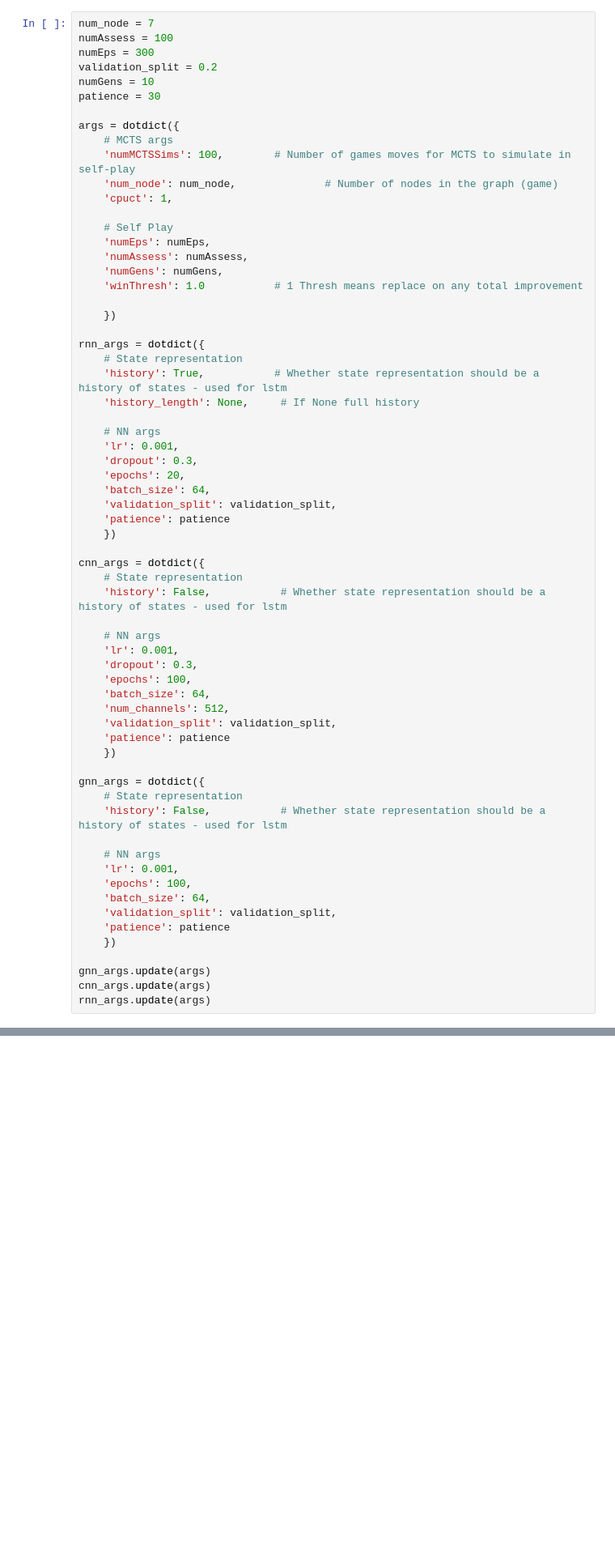
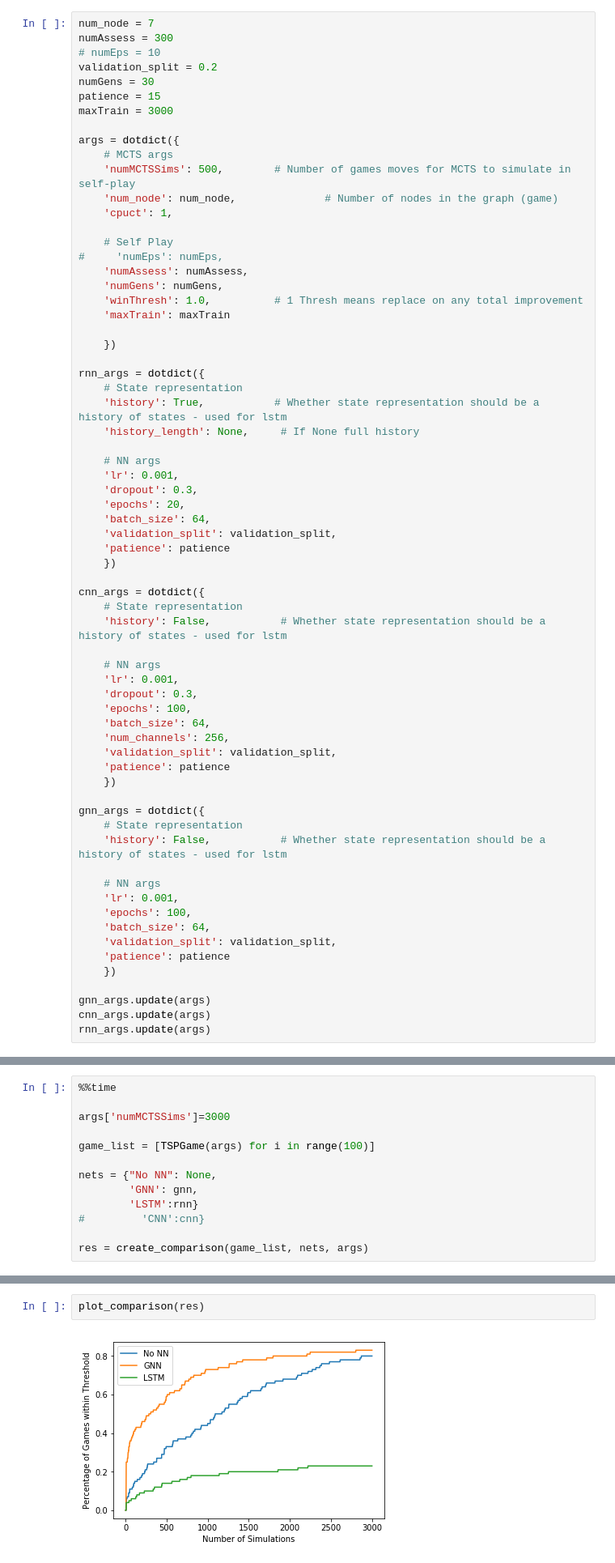
Before and after one commit to tzilkha/AlphaNP, a Jupyter notebook: SelfPlayTraining.ipynb, the cells around one changed output, grey strips where cells are left out. Shown at 81% size. Drawn from its saved outputs; the diff is of its cells as text; blank space fills up the shorter version.

```diff
--- a/SelfPlayTraining.ipynb
+++ b/SelfPlayTraining.ipynb
@@ -14,23 +14,25 @@ class dotdict(dict):
         return self[name]
 # %%
 num_node = 7
-numAssess = 100
-numEps = 300
+numAssess = 300
+# numEps = 10
 validation_split = 0.2
-numGens = 10
-patience = 30
+numGens = 30
+patience = 15
+maxTrain = 3000
 
 args = dotdict({
     # MCTS args
-    'numMCTSSims': 100,        # Number of games moves for MCTS to simulate in self-play
+    'numMCTSSims': 500,        # Number of games moves for MCTS to simulate in self-play
     'num_node': num_node,              # Number of nodes in the graph (game)
     'cpuct': 1,
 
     # Self Play
-    'numEps': numEps,
+#     'numEps': numEps,
     'numAssess': numAssess,
     'numGens': numGens,
-    'winThresh': 1.0           # 1 Thresh means replace on any total improvement
+    'winThresh': 1.0,          # 1 Thresh means replace on any total improvement
+    'maxTrain': maxTrain
 
     })
 
@@ -57,7 +59,7 @@ cnn_args = dotdict({
     'dropout': 0.3,
     'epochs': 100,
     'batch_size': 64,
-    'num_channels': 512,
+    'num_channels': 256,
     'validation_split': validation_split,
     'patience': patience
     })
@@ -99,0 +202,13 @@ Loaded model from disk
+# %%
+%%time
+
+args['numMCTSSims']=3000
+
+game_list = [TSPGame(args) for i in range(100)]
+
+nets = {"No NN": None,
+        'GNN': gnn,
+        'LSTM':rnn}
+#         'CNN':cnn}
+
+res = create_comparison(game_list, nets, args)
@@ -99,0 +219,4 @@ Loaded model from disk
+# %%
+plot_comparison(res)
+# %% [output]
+[figure, added]
```
Also changed, not shown: parts of 14 cells of this notebook, 7 other files.
